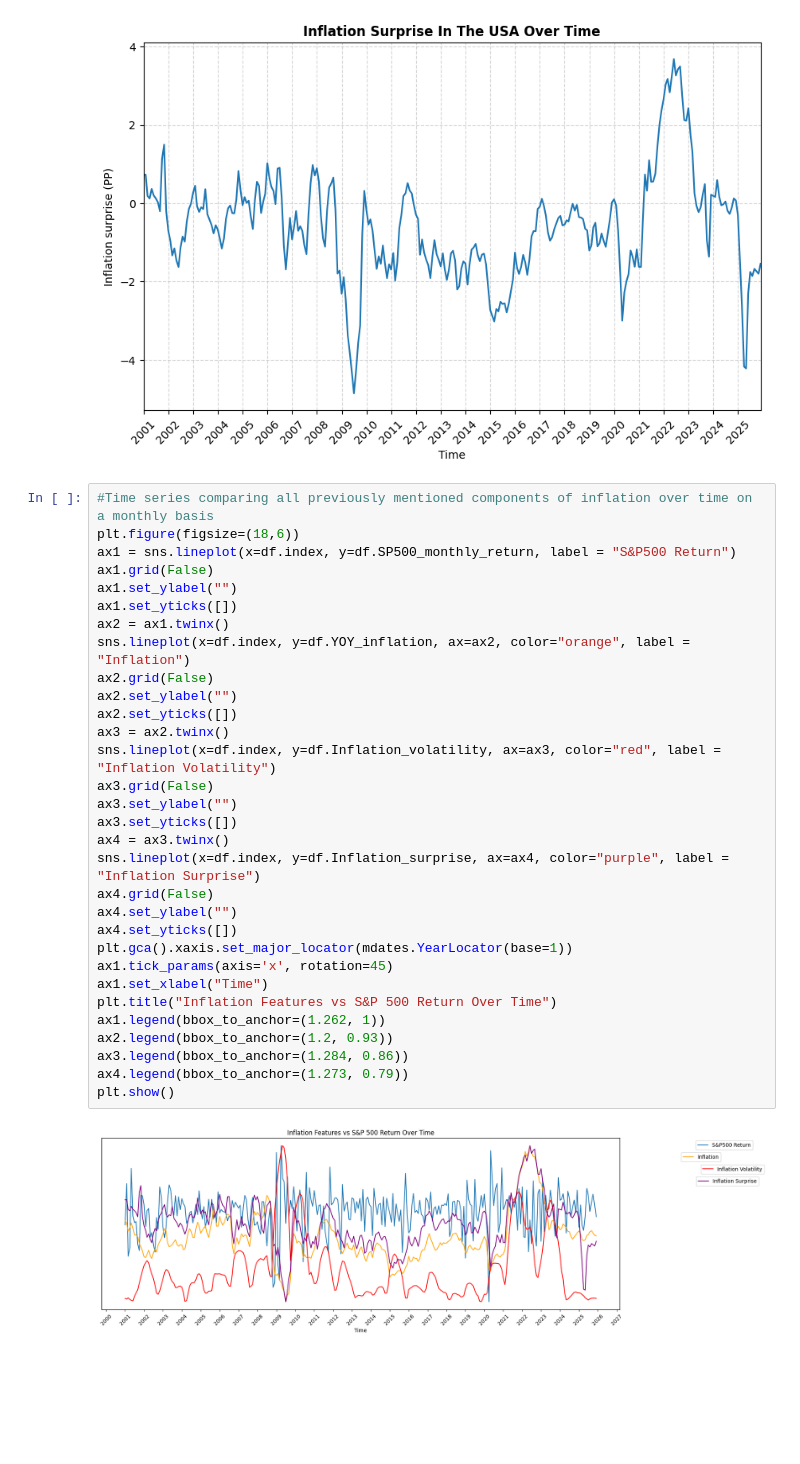
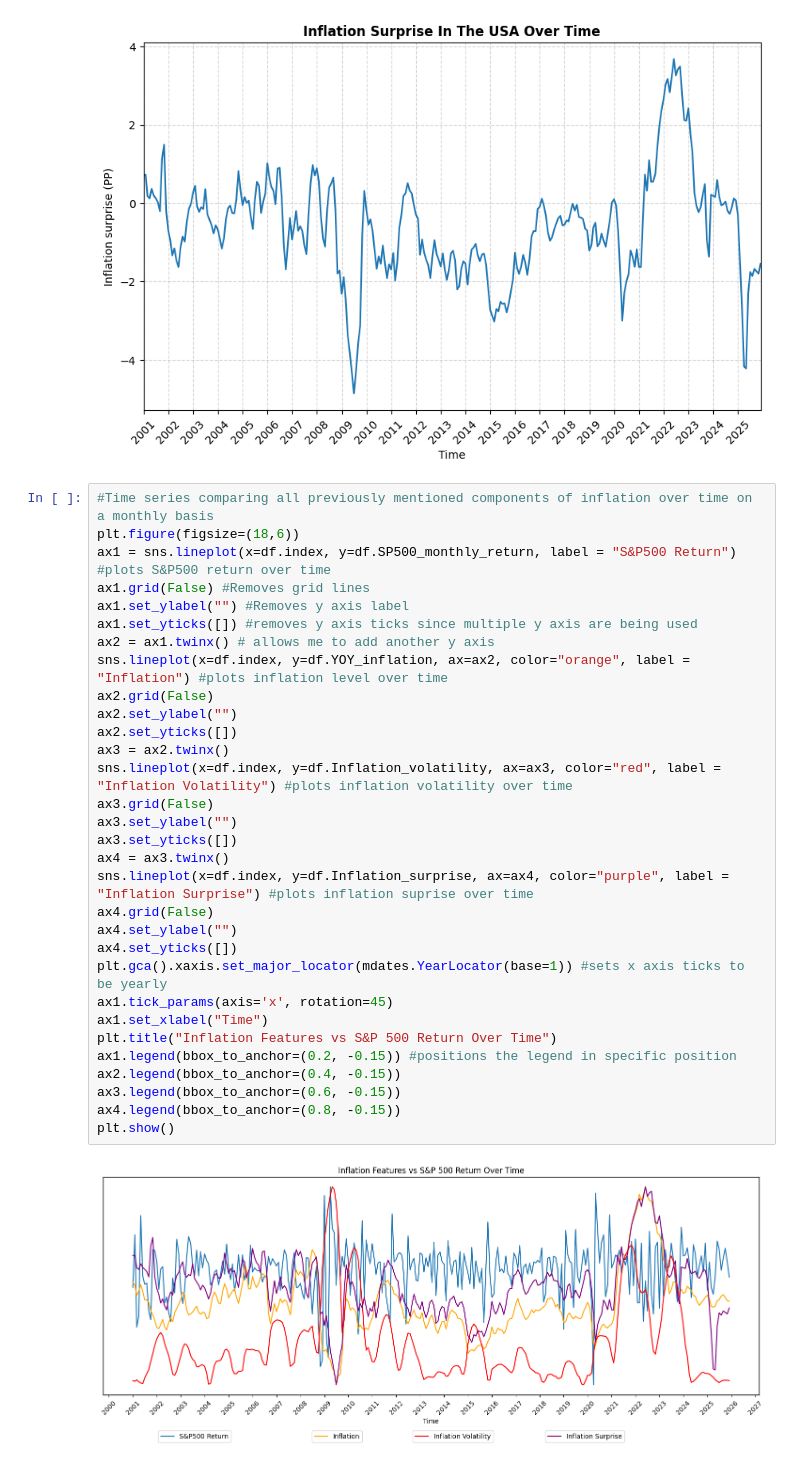
Before and after one commit to jamesr1x/Inflation_Stock_Returns_Analysis, a Jupyter notebook: Scripts/Analysis.ipynb, the cells around one changed output. Cells and saved outputs as stored; diff of their text form; blank space fills up the shorter version.

```diff
--- a/Scripts/Analysis.ipynb
+++ b/Scripts/Analysis.ipynb
@@ -84,36 +83,36 @@ plt.grid(linestyle="--",alpha=0.5)
 # %%
 #Time series comparing all previously mentioned components of inflation over time on a monthly basis
 plt.figure(figsize=(18,6))
-ax1 = sns.lineplot(x=df.index, y=df.SP500_monthly_return, label = "S&P500 Return")
-ax1.grid(False)
-ax1.set_ylabel("")
-ax1.set_yticks([])
-ax2 = ax1.twinx()
-sns.lineplot(x=df.index, y=df.YOY_inflation, ax=ax2, color="orange", label = "Inflation")
+ax1 = sns.lineplot(x=df.index, y=df.SP500_monthly_return, label = "S&P500 Return") #plots S&P500 return over time
+ax1.grid(False) #Removes grid lines
+ax1.set_ylabel("") #Removes y axis label
+ax1.set_yticks([]) #removes y axis ticks since multiple y axis are being used
+ax2 = ax1.twinx() # allows me to add another y axis
+sns.lineplot(x=df.index, y=df.YOY_inflation, ax=ax2, color="orange", label = "Inflation") #plots inflation level over time
 ax2.grid(False)
 ax2.set_ylabel("")
 ax2.set_yticks([])
 ax3 = ax2.twinx()
-sns.lineplot(x=df.index, y=df.Inflation_volatility, ax=ax3, color="red", label = "Inflation Volatility")
+sns.lineplot(x=df.index, y=df.Inflation_volatility, ax=ax3, color="red", label = "Inflation Volatility") #plots inflation volatility over time
 ax3.grid(False)
 ax3.set_ylabel("")
 ax3.set_yticks([])
 ax4 = ax3.twinx()
-sns.lineplot(x=df.index, y=df.Inflation_surprise, ax=ax4, color="purple", label = "Inflation Surprise")
+sns.lineplot(x=df.index, y=df.Inflation_surprise, ax=ax4, color="purple", label = "Inflation Surprise") #plots inflation suprise over time
 ax4.grid(False)
 ax4.set_ylabel("")
 ax4.set_yticks([])
-plt.gca().xaxis.set_major_locator(mdates.YearLocator(base=1))
+plt.gca().xaxis.set_major_locator(mdates.YearLocator(base=1)) #sets x axis ticks to be yearly
 ax1.tick_params(axis='x', rotation=45)
 ax1.set_xlabel("Time")
 plt.title("Inflation Features vs S&P 500 Return Over Time")
-ax1.legend(bbox_to_anchor=(1.262, 1))
-ax2.legend(bbox_to_anchor=(1.2, 0.93))
-ax3.legend(bbox_to_anchor=(1.284, 0.86))
-ax4.legend(bbox_to_anchor=(1.273, 0.79))
+ax1.legend(bbox_to_anchor=(0.2, -0.15)) #positions the legend in specific position
+ax2.legend(bbox_to_anchor=(0.4, -0.15))
+ax3.legend(bbox_to_anchor=(0.6, -0.15))
+ax4.legend(bbox_to_anchor=(0.8, -0.15))
 plt.show()
 # %% [output]
-[figure, old version]
+[figure, new version]
 # %%
 #Time series comparing all previously mentioned components of inflation over time on a yearly basis
 plt.figure(figsize=(18,6))
```
Also changed, not shown: parts of 21 cells of this notebook.
